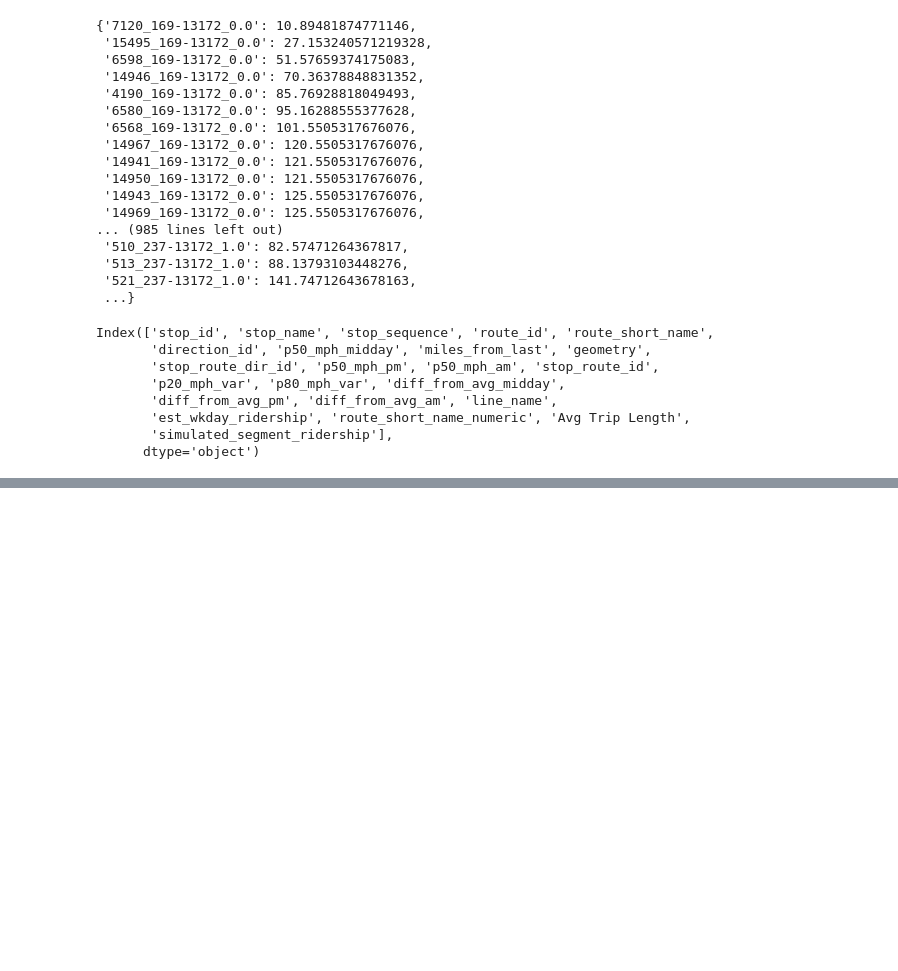
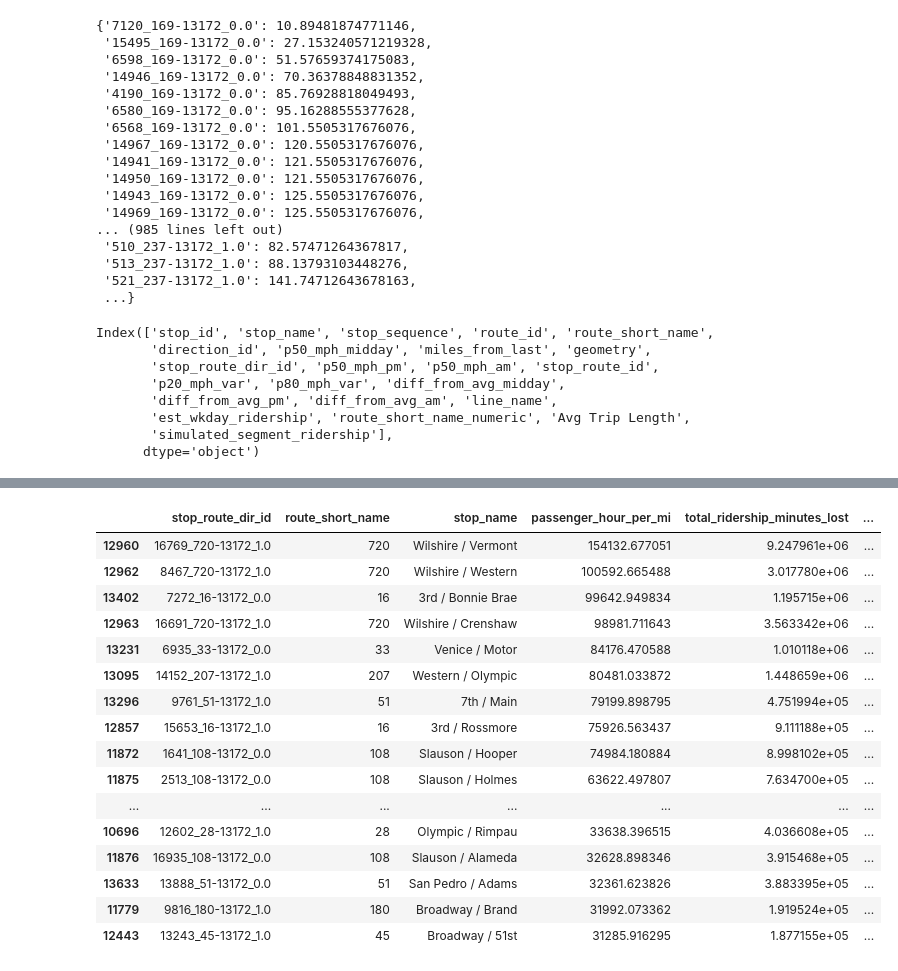
Before and after one commit to streetsforall/metro-bus-lane-prioritization, a Jupyter notebook: lab.ipynb, the cells around one changed output, grey strips where cells are left out. Cells and saved outputs as stored; diff of their text form; code cells hidden in the pictures; blank space fills up the shorter version.

```diff
--- a/lab.ipynb
+++ b/lab.ipynb
@@ -973,0 +982,24 @@ am_filtered[['stop_name', 'route_short_name', 'ridership_minutes_lost_am']]
+# %%
+merged_gdf['passenger_hour_per_mi'] = (merged_gdf['total_ridership_minutes_lost'] / 60) / merged_gdf['miles_from_last']
+# %%
+top_10 = merged_gdf.nlargest(50, 'passenger_hour_per_mi')
+top_10[['stop_route_dir_id', 'route_short_name', 'stop_name', 'passenger_hour_per_mi', 'total_ridership_minutes_lost',
+              'ridership_minutes_lost_midday', 'ridership_minutes_lost_pm', 'ridership_minutes_lost_am', 'miles_from_last']]
+# %% [output]
+|  | stop_route_dir_id | route_short_name | stop_name | passenger_hour_per_mi | total_ridership_minutes_lost | ... |
+| 12960 | 16769_720-13172_1.0 | 720 | Wilshire / Vermont | 154132.677051 | 9.247961e+06 | ... |
+| 12962 | 8467_720-13172_1.0 | 720 | Wilshire / Western | 100592.665488 | 3.017780e+06 | ... |
+| 13402 | 7272_16-13172_0.0 | 16 | 3rd / Bonnie Brae | 99642.949834 | 1.195715e+06 | ... |
+| 12963 | 16691_720-13172_1.0 | 720 | Wilshire / Crenshaw | 98981.711643 | 3.563342e+06 | ... |
+| 13231 | 6935_33-13172_0.0 | 33 | Venice / Motor | 84176.470588 | 1.010118e+06 | ... |
+| 13095 | 14152_207-13172_1.0 | 207 | Western / Olympic | 80481.033872 | 1.448659e+06 | ... |
+| 13296 | 9761_51-13172_1.0 | 51 | 7th / Main | 79199.898795 | 4.751994e+05 | ... |
+| 12857 | 15653_16-13172_1.0 | 16 | 3rd / Rossmore | 75926.563437 | 9.111188e+05 | ... |
+| 11872 | 1641_108-13172_0.0 | 108 | Slauson / Hooper | 74984.180884 | 8.998102e+05 | ... |
+| 11875 | 2513_108-13172_0.0 | 108 | Slauson / Holmes | 63622.497807 | 7.634700e+05 | ... |
+| ... | ... | ... | ... | ... | ... | ... |
+| 10696 | 12602_28-13172_1.0 | 28 | Olympic / Rimpau | 33638.396515 | 4.036608e+05 | ... |
+| 11876 | 16935_108-13172_0.0 | 108 | Slauson / Alameda | 32628.898346 | 3.915468e+05 | ... |
+| 13633 | 13888_51-13172_0.0 | 51 | San Pedro / Adams | 32361.623826 | 3.883395e+05 | ... |
+| 11779 | 9816_180-13172_1.0 | 180 | Broadway / Brand | 31992.073362 | 1.919524e+05 | ... |
+| 12443 | 13243_45-13172_1.0 | 45 | Broadway / 51st | 31285.916295 | 1.877155e+05 | ... |
```
Also changed, not shown: parts of 24 cells of this notebook, 4 other files.
